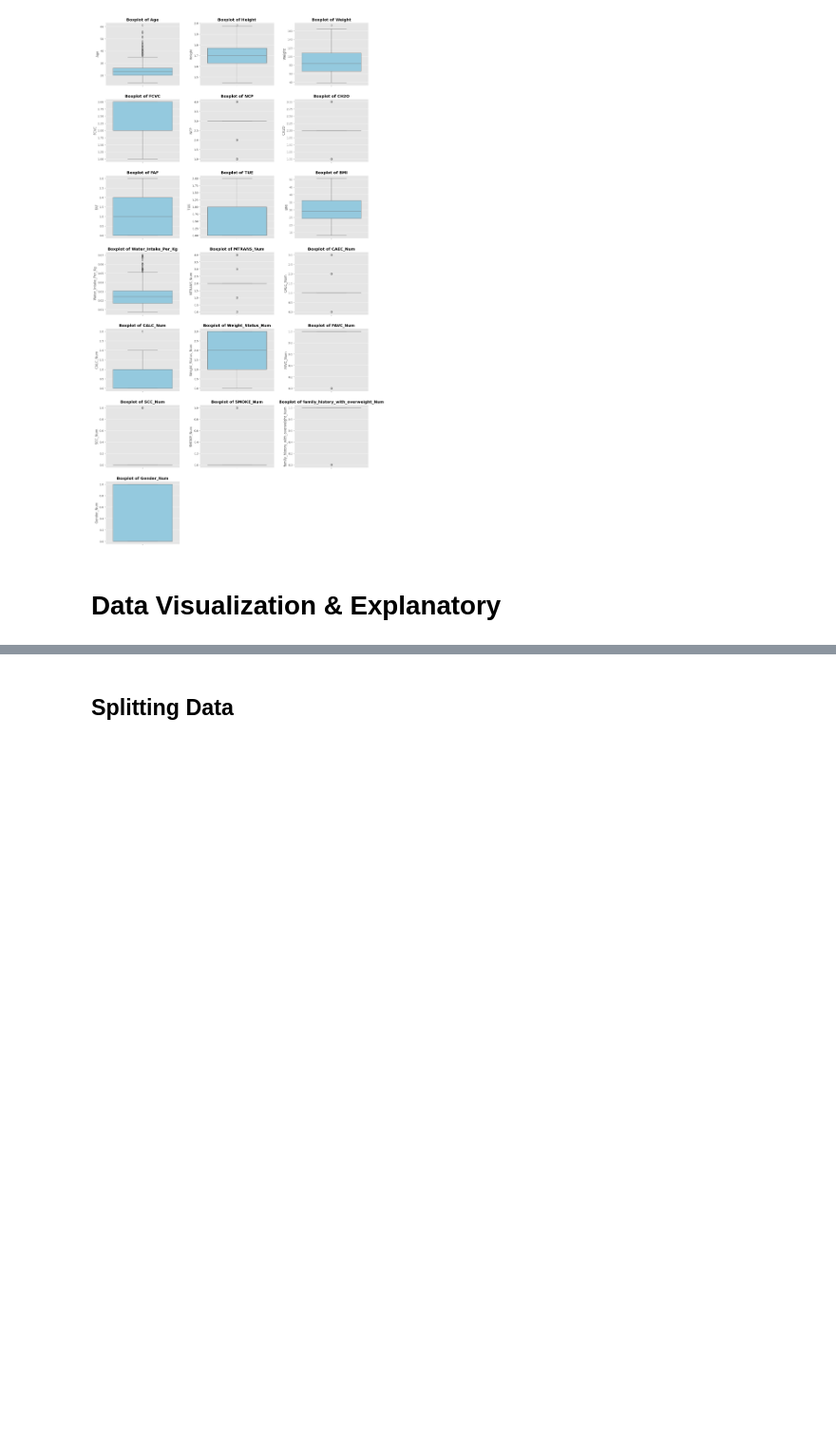
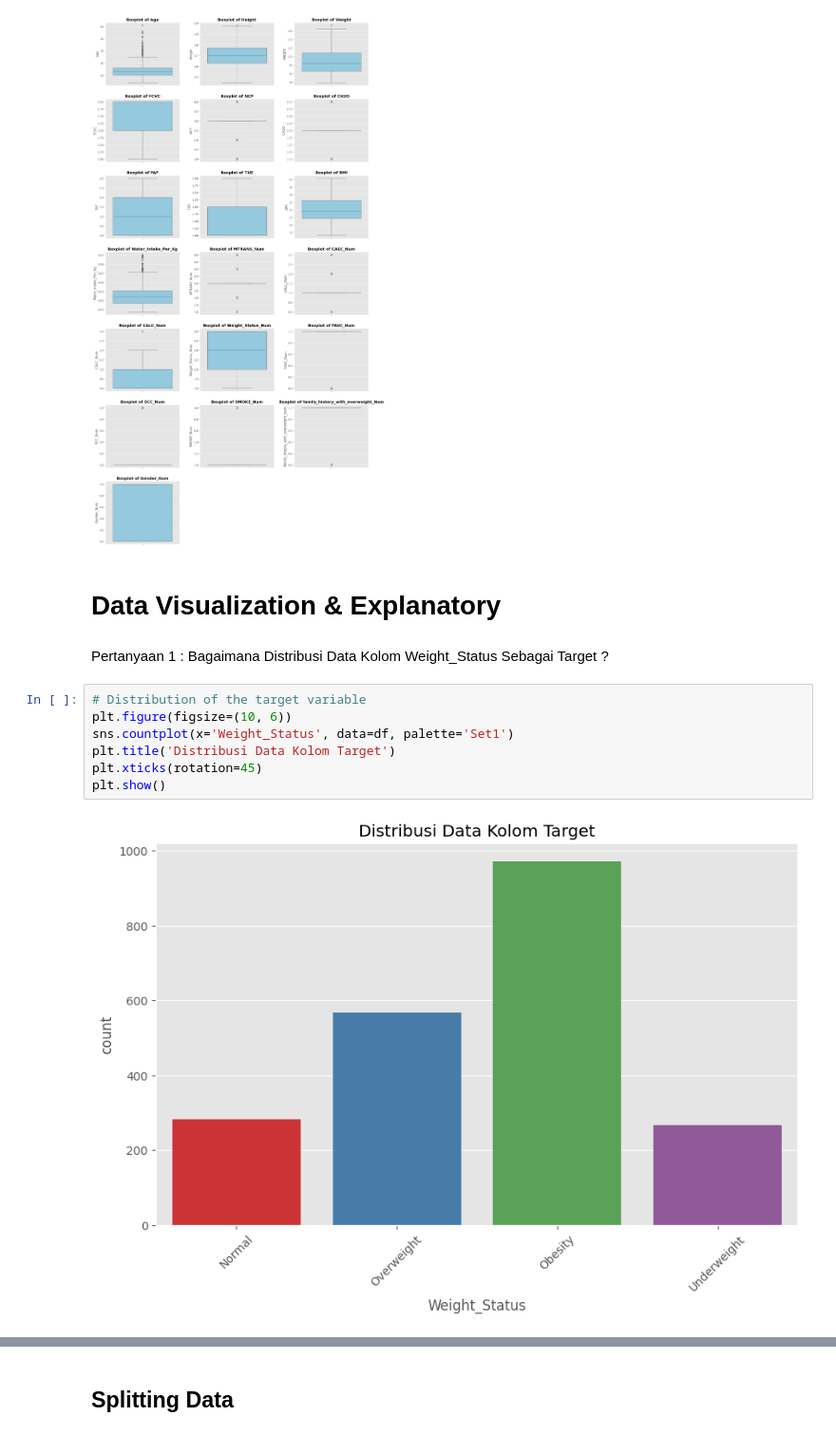
Before and after one commit to FariHafizh/Sistem-Klasifikasi-Status-Berat-Badan-Coding-Camp-2026, a Jupyter notebook: datascience/notebook.ipynb, the cells around one changed output, grey strips where cells are left out. Shown at 95% size. Cells and saved outputs as stored; diff of their text form; blank space fills up the shorter version.

Commit message:
lanjut tahap modeling
Udah ada scaler model, sama data train test hasil scaled

```diff
--- a/datascience/notebook.ipynb
+++ b/datascience/notebook.ipynb
@@ -660,5 +610,16 @@ for i, col in enumerate(numeric_cols, 1):
 plt.show()
 # %% [output]
 [figure]
-# %% [markdown]
-# Data Visualization & Explanatory
+# %% [markdown]
+# Data Visualization & Explanatory
+# %% [markdown]
+Pertanyaan 1 : Bagaimana Distribusi Data Kolom Weight_Status Sebagai Target ?
+# %%
+# Distribution of the target variable
+plt.figure(figsize=(10, 6))
+sns.countplot(x='Weight_Status', data=df, palette='Set1')
+plt.title('Distribusi Data Kolom Target')
+plt.xticks(rotation=45)
+plt.show()
+# %% [output]
+[figure, added]
```
Also changed, not shown: parts of 19 cells of this notebook, 3 other files.
